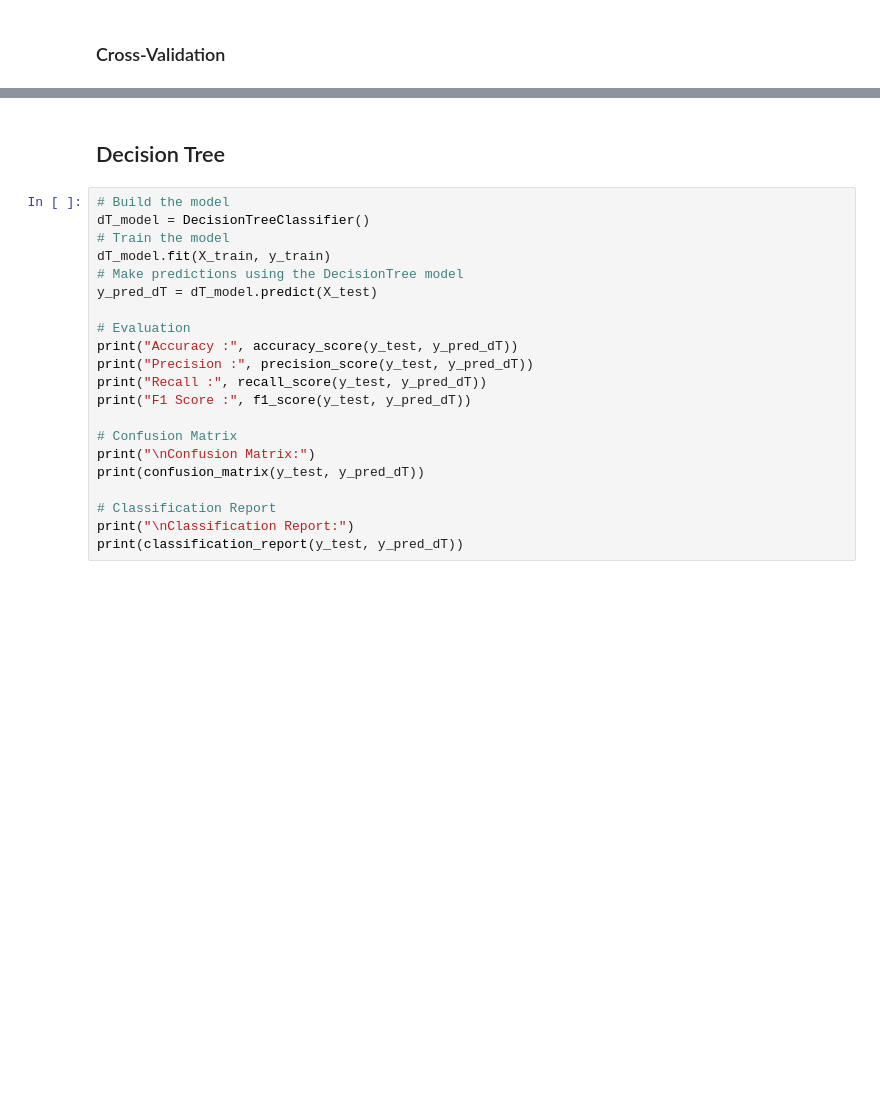
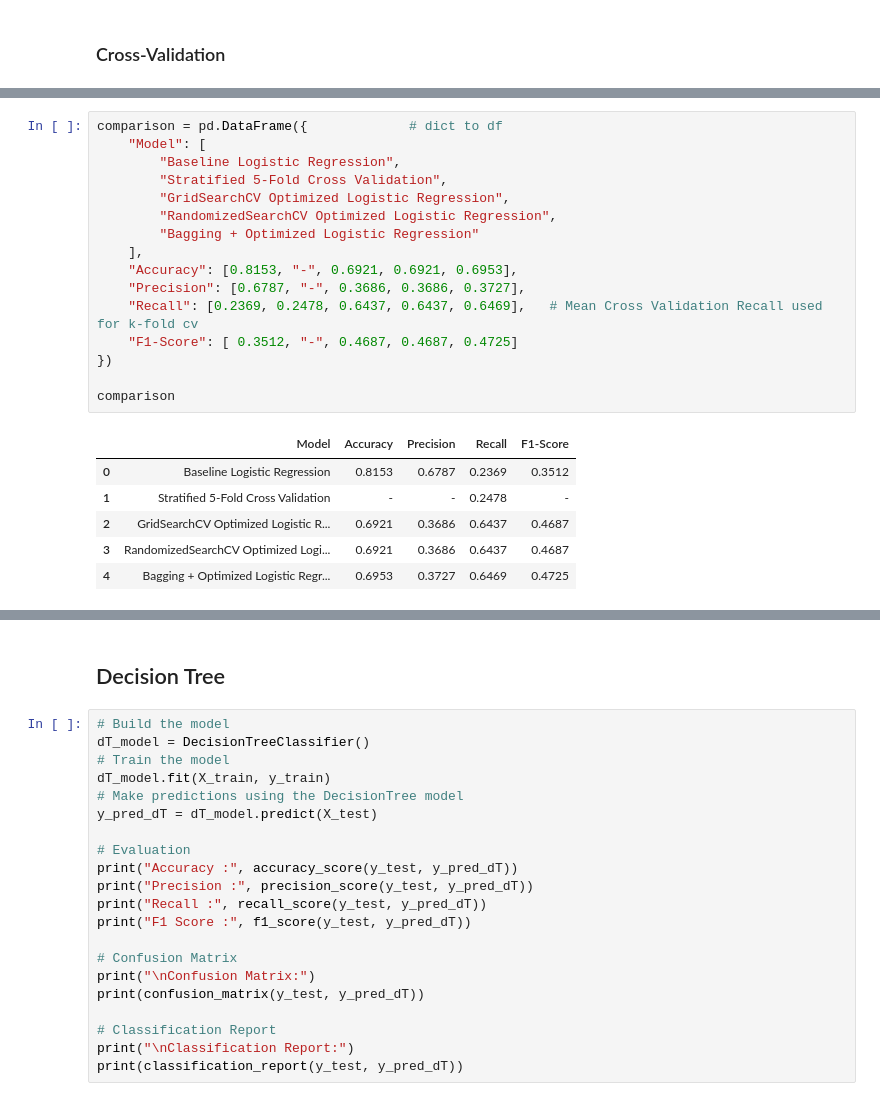
Before and after one commit to Knchna/Credit_Default_Preprocessing, a Jupyter notebook: Credit_Default_Preprocessing.ipynb, the cells around one changed output, grey strips where cells are left out. Saved outputs shown, nothing was run; the diff lists cells and outputs as text; blank space fills up the shorter version.

```diff
--- a/Credit_Default_Preprocessing.ipynb
+++ b/Credit_Default_Preprocessing.ipynb
@@ -696,0 +1100,23 @@ Training and testing datasets saved successfully!
+# %%
+comparison = pd.DataFrame({             # dict to df
+    "Model": [
+        "Baseline Logistic Regression",
+        "Stratified 5-Fold Cross Validation",
+        "GridSearchCV Optimized Logistic Regression",
+        "RandomizedSearchCV Optimized Logistic Regression",
+        "Bagging + Optimized Logistic Regression"
+    ],
+    "Accuracy": [0.8153, "-", 0.6921, 0.6921, 0.6953],
+    "Precision": [0.6787, "-", 0.3686, 0.3686, 0.3727],
+    "Recall": [0.2369, 0.2478, 0.6437, 0.6437, 0.6469],   # Mean Cross Validation Recall used for k-fold cv
+    "F1-Score": [ 0.3512, "-", 0.4687, 0.4687, 0.4725]
+})
+
+comparison
+# %% [output]
+|  | Model | Accuracy | Precision | Recall | F1-Score |
+| 0 | Baseline Logistic Regression | 0.8153 | 0.6787 | 0.2369 | 0.3512 |
+| 1 | Stratified 5-Fold Cross Validation | - | - | 0.2478 | - |
+| 2 | GridSearchCV Optimized Logistic R... | 0.6921 | 0.3686 | 0.6437 | 0.4687 |
+| 3 | RandomizedSearchCV Optimized Logi... | 0.6921 | 0.3686 | 0.6437 | 0.4687 |
+| 4 | Bagging + Optimized Logistic Regr... | 0.6953 | 0.3727 | 0.6469 | 0.4725 |
```
Also changed, not shown: parts of 54 cells of this notebook.
